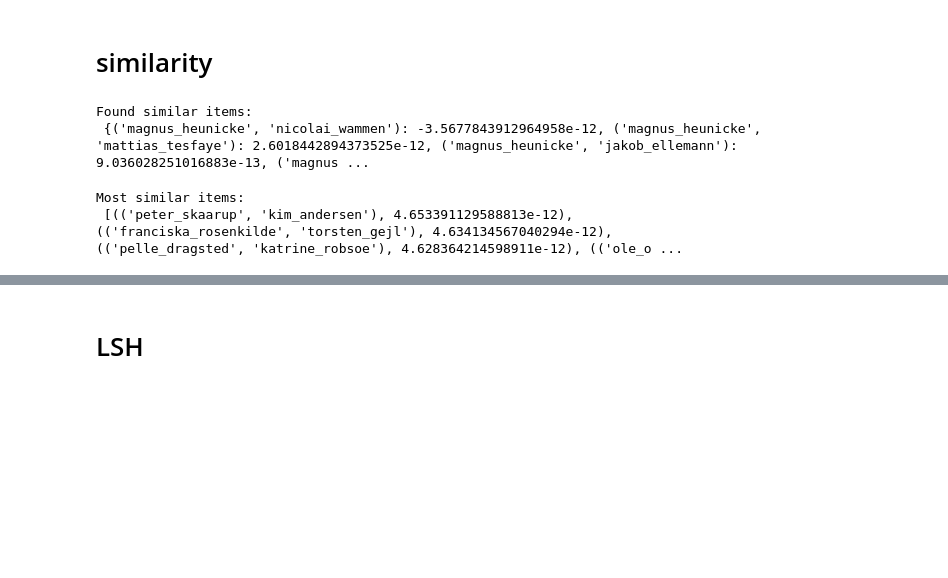
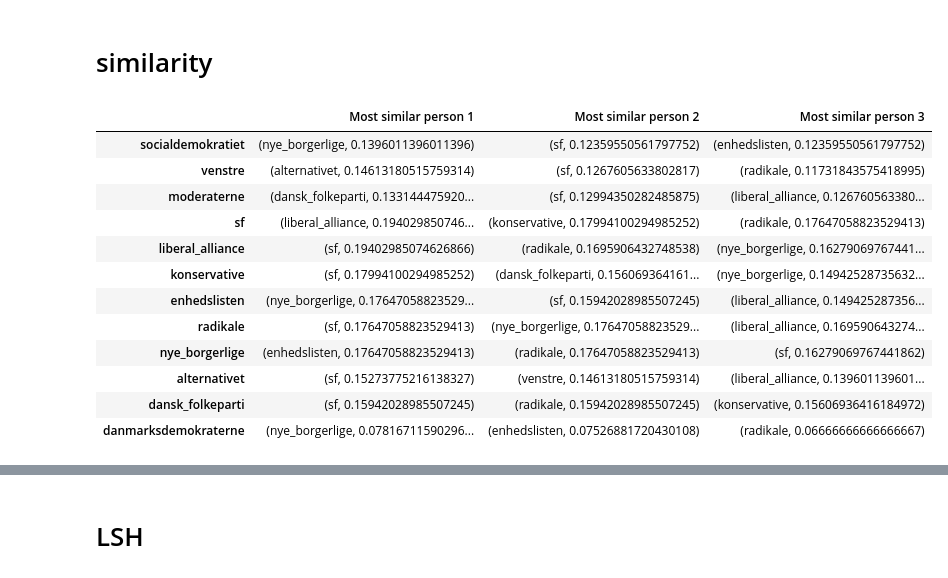
Before and after one commit to s180820/02807_dkpol, a Jupyter notebook: kat_tester.ipynb, the cells around one changed output, grey strips where cells are left out. Drawn from its saved outputs; the diff is of its cells as text; code cells hidden in the pictures; blank space fills up the shorter version.

```diff
--- a/kat_tester.ipynb
+++ b/kat_tester.ipynb
@@ -263,7 +223,10 @@ for i in range(len(mini_df)):
 # %% [markdown]
 # Signatures
 # %%
-def signature(dict_docs, q = q, num_hashes = k):
+k=10
+# def signature(dict_docs, q = q, num_hashes = k):
+def signature(dict_docs, num_hashes = k):
+
     """
     Input:
         - dict_docs (dict of str:str): dictionary of {title:document}
@@ -286,8 +249,11 @@ def signature(dict_docs, q = q, num_hashes = k):
 # %%
 # dict_docs is a dictionary of {name:TFIDF_Words}
 # dict_docs = {i:j for i,j in zip(mini_df['name'],mini_df['TFIDF_Words'])}
-dict_docs = {i:j for i,j in zip(mini_df['name'],mini_df['tokens'])}
+# dict_docs = {i:j for i,j in zip(mini_df['name'],mini_df['tokens'])}
+dict_docs = {i:j for i,j in zip(mini_df['party'],mini_df['tokens'])}
 
 
-signature_dict = signature(dict_docs, q = 2, num_hashes = 100)
+
+# signature_dict = signature(dict_docs, q = 2, num_hashes = 100)
+signature_dict = signature(dict_docs, num_hashes = 200)
 # %% [output]
@@ -368,7 +303,7 @@ Jaccard similarity between mattias_tesfaye and soren_pape: 0.16279069767441862
 # %% [markdown]
 # similarity
 # %%
-def similar(signatures_dict, jaccard_threshold=-0.1):
+def similar(signatures_dict, jaccard_threshold=0.05):
     """
     Input:
         - signatures_dict (dict of str:list): dictionary of signatures
@@ -380,20 +315,57 @@ def similar(signatures_dict, jaccard_threshold=-0.1):
     similar_items = {}
     for i in range (len(list_keys)-1):
         for j in range (i+1, len(list_keys)):
-            similarity_score = cosine(list_keys[i], list_keys[j], signatures_dict)
+            similarity_score = jaccard(list_keys[i], list_keys[j], signatures_dict)
             if similarity_score >= jaccard_threshold:
                 similar_items[(list_keys[i], list_keys[j])] = similarity_score
     return similar_items
 # %%
 found_similar_items = similar(signature_dict)
-print('Found similar items:\n', found_similar_items)
+# print('Found similar items:\n', found_similar_items)
-# %% [output]
-Found similar items:
- {('magnus_heunicke', 'nicolai_wammen'): -3.5677843912964958e-12, ('magnus_heunicke', 'mattias_tesfaye'): 2.6018442894373525e-12, ('magnus_heunicke', 'jakob_ellemann'): 9.036028251016883e-13, ('magnus ...
 # %%
 # get the most similar items
 most_similar_items = sorted(found_similar_items.items(), key=lambda x: x[1], reverse=True)
-print('Most similar items:\n', most_similar_items[0:10])
+# print('Most similar items:\n', most_similar_items[0:20])
-# %% [output]
-Most similar items:
- [(('peter_skaarup', 'kim_andersen'), 4.653391129588813e-12), (('franciska_rosenkilde', 'torsten_gejl'), 4.634134567040294e-12), (('pelle_dragsted', 'katrine_robsoe'), 4.628364214598911e-12), (('ole_o ...
+# %%
+# for every person, return the 3 people most similar to him/her
+def most_similar_persons(similar_items, num_similar_persons=3):
+    """
+    Input:
+        - similar_items (dict of tuple:str): dictionary of similar items
+        - num_similar_persons (int): number of similar persons to return
+    Return: dictionary of most similar persons
+    """
+    most_similar_persons = {}
+    for key,value in similar_items.items():
+        if key[0] not in most_similar_persons:
+            most_similar_persons[key[0]] = [(key[1], value)]
+        else:
+            most_similar_persons[key[0]].append((key[1], value))
+        if key[1] not in most_similar_persons:
+            most_similar_persons[key[1]] = [(key[0], value)]
+        else:
+            most_similar_persons[key[1]].append((key[0], value))
+    for key,value in most_similar_persons.items():
+        most_similar_persons[key] = sorted(value, key=lambda x: x[1], reverse=True)[:num_similar_persons]
+    return most_similar_persons
+
+most_similar_persons_res = most_similar_persons(found_similar_items)
+# %%
+# convert most_similar_persons_res to a datamframe for easier visualization
+most_similar_persons_df = pd.DataFrame.from_dict(most_similar_persons_res, orient='index')
+most_similar_persons_df.columns = ['Most similar person 1', 'Most similar person 2', 'Most similar person 3']
+most_similar_persons_df
+# %% [output]
+|  | Most similar person 1 | Most similar person 2 | Most similar person 3 |
+| socialdemokratiet | (nye_borgerlige, 0.1396011396011396) | (sf, 0.12359550561797752) | (enhedslisten, 0.12359550561797752) |
+| venstre | (alternativet, 0.14613180515759314) | (sf, 0.1267605633802817) | (radikale, 0.11731843575418995) |
+| moderaterne | (dansk_folkeparti, 0.133144475920... | (sf, 0.12994350282485875) | (liberal_alliance, 0.126760563380... |
+| sf | (liberal_alliance, 0.194029850746... | (konservative, 0.17994100294985252) | (radikale, 0.17647058823529413) |
+| liberal_alliance | (sf, 0.19402985074626866) | (radikale, 0.1695906432748538) | (nye_borgerlige, 0.16279069767441... |
+| konservative | (sf, 0.17994100294985252) | (dansk_folkeparti, 0.156069364161... | (nye_borgerlige, 0.14942528735632... |
+| enhedslisten | (nye_borgerlige, 0.17647058823529... | (sf, 0.15942028985507245) | (liberal_alliance, 0.149425287356... |
+| radikale | (sf, 0.17647058823529413) | (nye_borgerlige, 0.17647058823529... | (liberal_alliance, 0.169590643274... |
+| nye_borgerlige | (enhedslisten, 0.17647058823529413) | (radikale, 0.17647058823529413) | (sf, 0.16279069767441862) |
+| alternativet | (sf, 0.15273775216138327) | (venstre, 0.14613180515759314) | (liberal_alliance, 0.139601139601... |
+| dansk_folkeparti | (sf, 0.15942028985507245) | (radikale, 0.15942028985507245) | (konservative, 0.15606936416184972) |
+| danmarksdemokraterne | (nye_borgerlige, 0.07816711590296... | (enhedslisten, 0.07526881720430108) | (radikale, 0.06666666666666667) |
```
Also changed, not shown: parts of 22 cells of this notebook, 1 other file.
